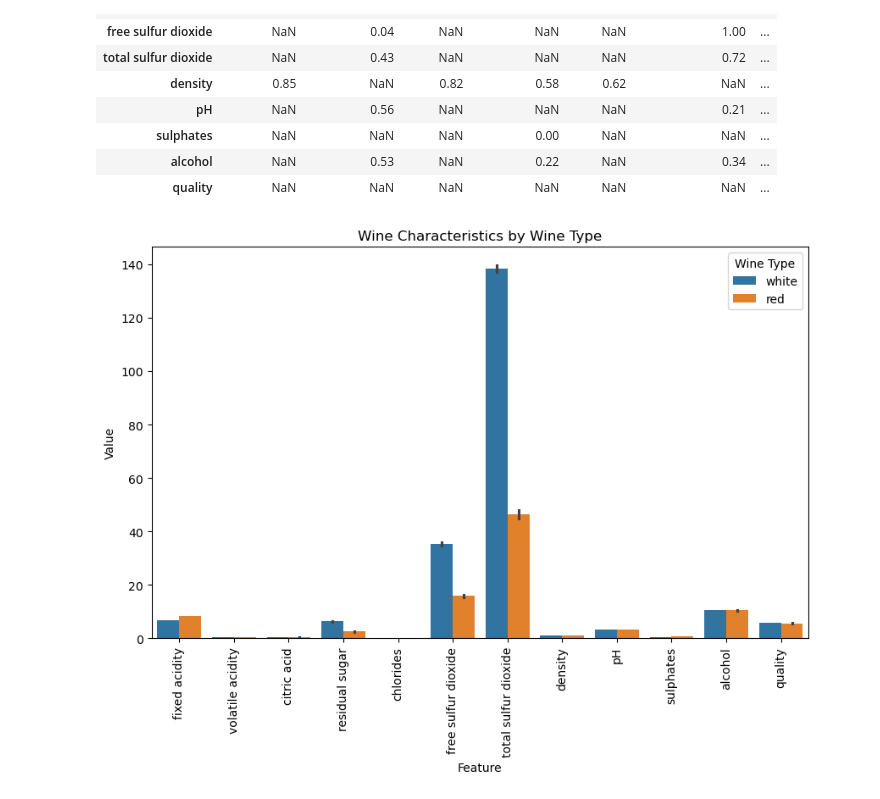
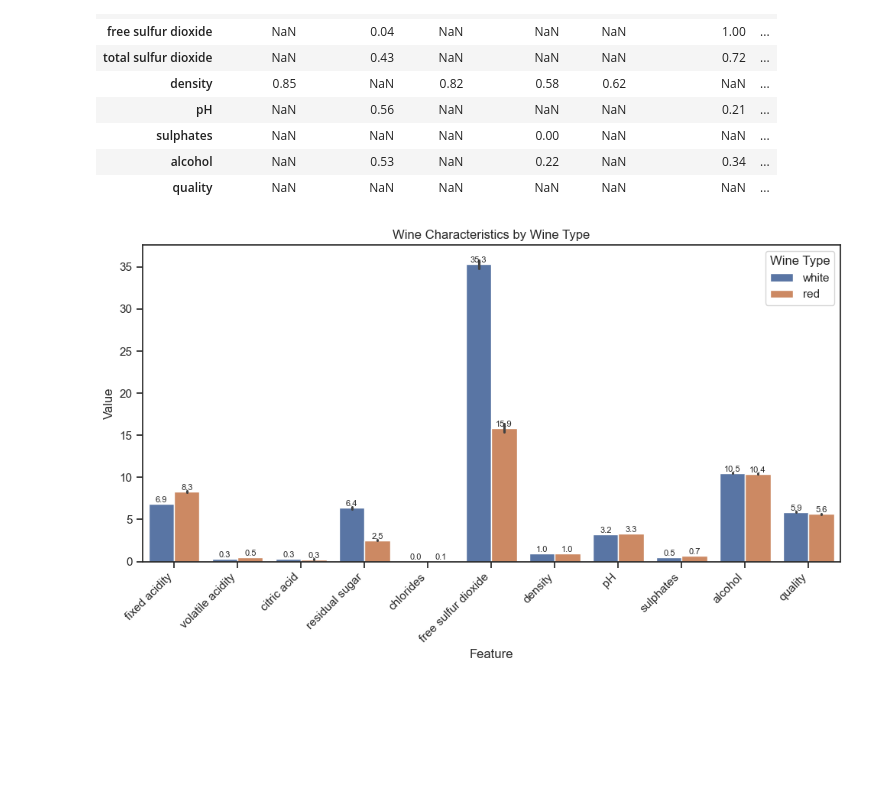
Before and after one commit to rakeshtparayil/BlueBerry-Winery, a Jupyter notebook: blueBerry_winery.ipynb, the cells around one changed output. Cells and saved outputs as stored; diff of their text form; code cells hidden in the pictures; blank space fills up the shorter version.

Commit message:
new_graphs

```diff
--- a/blueBerry_winery.ipynb
+++ b/blueBerry_winery.ipynb
@@ -470,22 +470,33 @@ positive_corr.round(2)
 # %%
 # Step 2: Filter numeric columns and keep 'wine_type'
 numeric_data = combined_wine.select_dtypes(include=['number'])  # Select only numeric columns
 
 # Retain the 'wine_type' column
 if 'wine_type' in combined_wine.columns:
     numeric_data['wine_type'] = combined_wine['wine_type']
 
 # Melt the data
 melted_wine = numeric_data.melt(id_vars=['wine_type'], var_name='Feature', value_name='Value')
 
+# Exclude 'total sulfur dioxide' from the melted data
+melted_wine = melted_wine[melted_wine['Feature'] != 'total sulfur dioxide']
+
 # Plot the melted data
 plt.figure(figsize=(10, 6))
-sns.barplot(data=melted_wine, x='Feature', y='Value', hue='wine_type')
+ax = sns.barplot(data=melted_wine, x='Feature', y='Value', hue='wine_type')
+
+# Show values on each bar
+for container in ax.containers:
+    ax.bar_label(container, fmt='%.1f', label_type='edge', fontsize=8)
+
 plt.title('Wine Characteristics by Wine Type')
 plt.xlabel('Feature')
 plt.ylabel('Value')
-plt.xticks(rotation=90)
+
+# Rotate x-axis labels for readability
+plt.xticks(rotation=45, ha='right')
 plt.legend(title='Wine Type')
+plt.tight_layout()
 plt.show()
 # %% [output]
-[figure, old version]
+[figure, new version]
```
Also changed, not shown: parts of 15 cells of this notebook.
